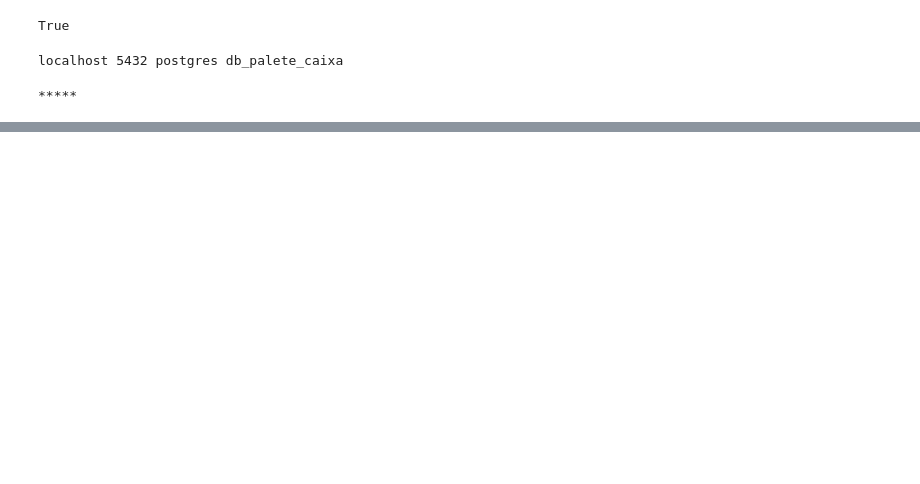
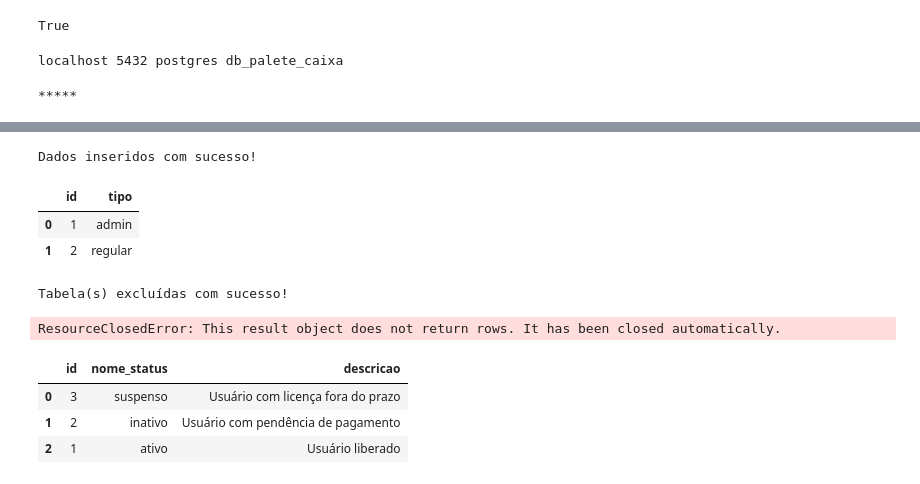
Before and after one commit to luissegamarchi/palete_caixa, a Jupyter notebook: db_aula.ipynb, the cells around one changed output, grey strips where cells are left out. Saved outputs shown, nothing was run; the diff lists cells and outputs as text; code cells hidden in the pictures; blank space fills up the shorter version.

Commit message:
Finalizados os recursos do banco de dados

```diff
--- a/db_aula.ipynb
+++ b/db_aula.ipynb
@@ -42,0 +82,80 @@ df_tabelas
+# %%
+inserir_dados = """
+INSERT INTO tipos_status (nome_status)
+VALUES ('ativo'), ('inativo'), ('suspenso')
+ON CONFLICT (nome_status) DO NOTHING;
+
+INSERT INTO tipos_usuarios (tipo)
+VALUES ('admin'), ('regular')
+ON CONFLICT (tipo) DO NOTHING;
+"""
+
+with engine.begin() as conn:
+    conn.execute(text(inserir_dados))
+
+print("Dados inseridos com sucesso!")
+# %% [output]
+Dados inseridos com sucesso!
+# %%
+df = pd.read_sql(sql="SELECT * FROM tipos_usuarios",
+                 con=engine)
+
+df
+# %% [output]
+|  | id | tipo |
+| 0 | 1 | admin |
+| 1 | 2 | regular |
+# %%
+drop_tabelas = """
+DROP TABLE IF EXISTS tabela_inexsistente;
+--DROP TABLE IF EXISTS tipos_status;
+--DROP TABLE IF EXISTS tipos_usuarios;
+--DROP TABLE IF EXISTS clientes;
+"""
+
+# truncate_tabelas = """
+# TRUNCATE TABLE IF EXISTS tabela_inexistente;
+# --TRUNCATE TABLE IF EXISTS tipos_status;
+# --TRUNCATE TABLE IF EXISTS tipos_usuarios;
+# --TRUNCATE TABLE IF EXISTS clientes;
+# """
+
+with engine.begin() as conn:
+    conn.execute(text(drop_tabelas))
+print("Tabela(s) excluídas com sucesso!")
+# %% [output]
+Tabela(s) excluídas com sucesso!
+# %%
+adicionar_coluna = """
+ALTER TABLE tipos_status
+ADD COLUMN IF NOT EXISTS descricao VARCHAR(255);
+"""
+
+with engine.begin() as conn:
+    conn.execute(text(adicionar_coluna))
+
+df_tipos_status = pd.read_sql(sql=adicionar_coluna,
+                              con=engine)
+
+df_tipos_status
+# %% [output]
+ResourceClosedError: This result object does not return rows. It has been closed automatically.
+# %%
+update_tabela = """
+    UPDATE tipos_status
+    SET descricao = 'Usuário liberado'
+    WHERE nome_status = 'ativo'
+"""
+
+with engine.begin() as conn:
+    conn.execute(text(update_tabela))
+
+df_tipos_status = pd.read_sql("SELECT * FROM tipos_status",
+                              engine)
+
+df_tipos_status
+# %% [output]
+|  | id | nome_status | descricao |
+| 0 | 3 | suspenso | Usuário com licença fora do prazo |
+| 1 | 2 | inativo | Usuário com pendência de pagamento |
+| 2 | 1 | ativo | Usuário liberado |
```
Also changed, not shown: parts of 19 cells of this notebook, 2 other files.
